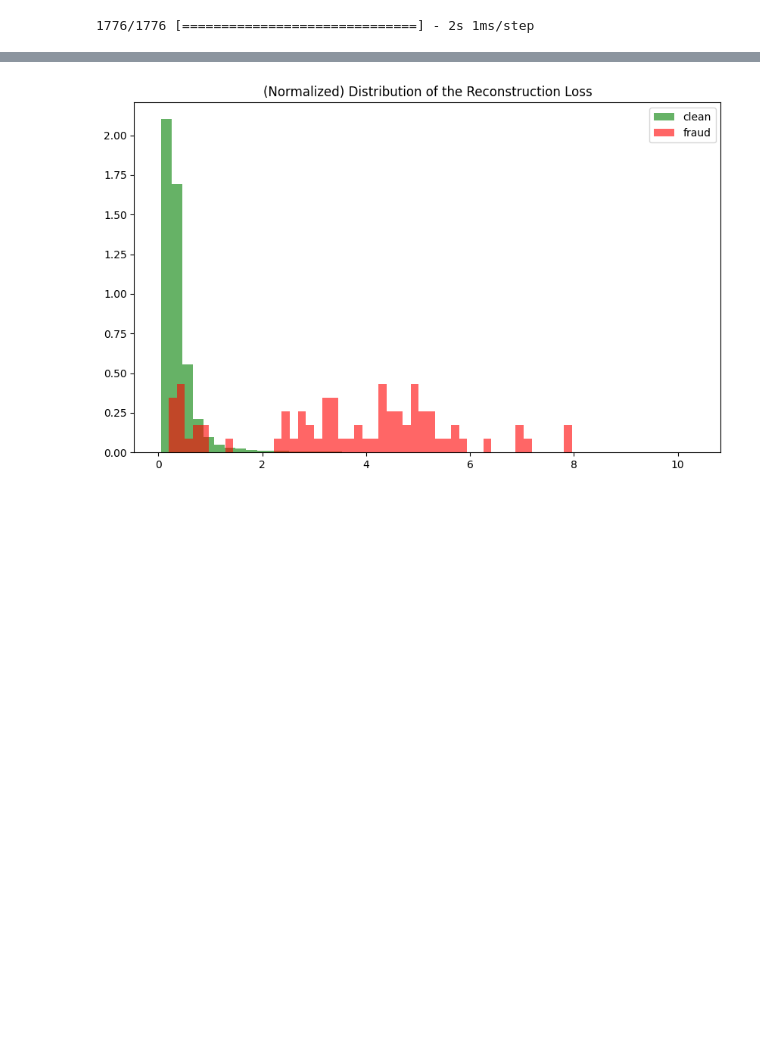
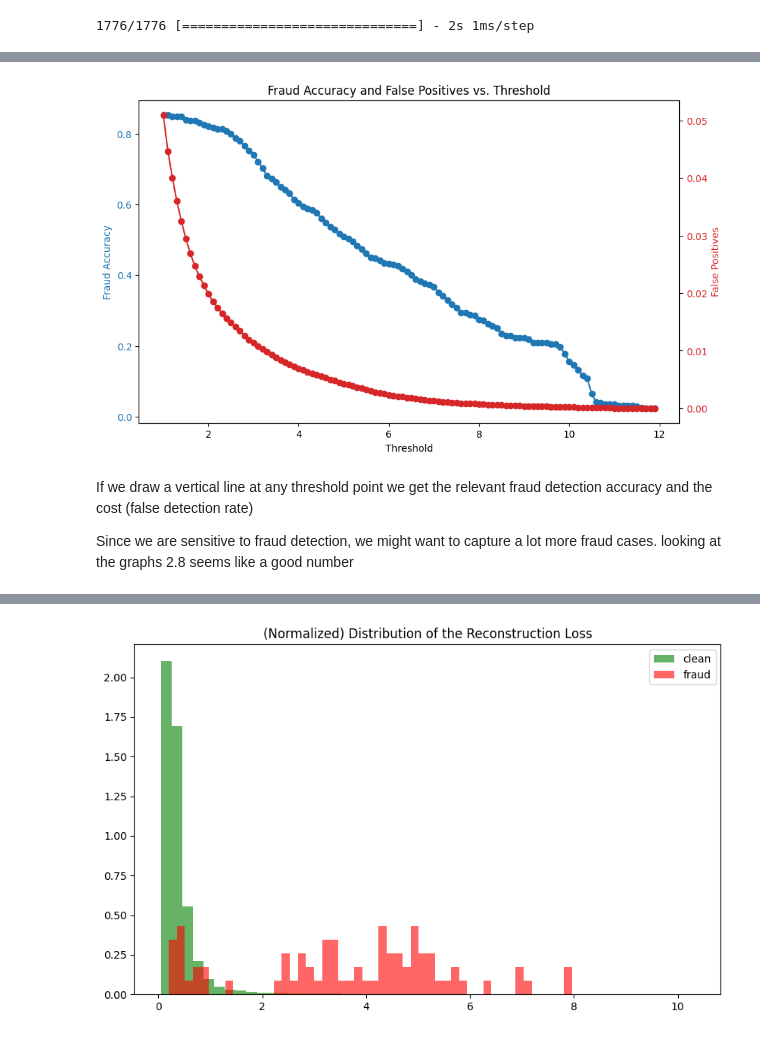
Before and after one commit to Lohith-reddy/CreditCardFraud, a Jupyter notebook: main.ipynb, the cells around one changed output, grey strips where cells are left out. Cells and saved outputs as stored; diff of their text form; code cells hidden in the pictures; blank space fills up the shorter version.

```diff
--- a/main.ipynb
+++ b/main.ipynb
@@ -642,0 +658,3 @@ mse = np.mean(np.power(test[selected_columns] - reconstructions, 2), axis=1)
+# %%
+thresh = 2.2
+ae_pred = np.where(mse>thresh,1,0)
@@ -642,0 +702,43 @@ mse = np.mean(np.power(test[selected_columns] - reconstructions, 2), axis=1)
+# %%
+fraud_accuracy = []
+false_pos = []
+threshold = []
+for i in range(10,120,1):
+    thresh = i/10
+    ae_pred_iter = np.where(mse>thresh,1,0)
+    cm = confusion_matrix(train["Class"], ae_pred_iter)
+    threshold.append(i/10)
+    fraud_accuracy.append(cm[1,1]/(cm[1,0]+cm[1,1]))
+    false_pos.append(cm[0,1]/(cm[0,0]+cm[0,1]))
+
+
+metrics = pd.DataFrame({'Threshold': threshold, 'Fraud_Accuracy': fraud_accuracy, 'False_Positive': false_pos})
+# %%
+fig, ax1 = plt.subplots(figsize=(10, 6))
+
+# Plot fraud accuracy on the left y-axis
+color = 'tab:blue'
+ax1.set_xlabel('Threshold')
+ax1.set_ylabel('Fraud Accuracy', color=color)
+ax1.plot(threshold, fraud_accuracy, label='Fraud Accuracy', color=color, marker='o')
+ax1.tick_params(axis='y', labelcolor=color)
+
+# Create a second y-axis for false positives
+ax2 = ax1.twinx()
+color = 'tab:red'
+ax2.set_ylabel('False Positives', color=color)
+ax2.plot(threshold, false_pos, label='False Positives', color=color, marker='o')
+ax2.tick_params(axis='y', labelcolor=color)
+
+# Add a title
+plt.title('Fraud Accuracy and False Positives vs. Threshold')
+
+# Show the plot
+plt.show()
+# %% [output]
+[figure, added]
+# %% [markdown]
+If we draw a vertical line at any threshold point we get the relevant fraud detection accuracy and the cost (false detection rate)
+
+Since we are sensitive to fraud detection, we might want to capture a lot more fraud cases.
+looking at the graphs 2.8 seems like a good number
```
Also changed, not shown: parts of 31 cells of this notebook, 4 other files.
